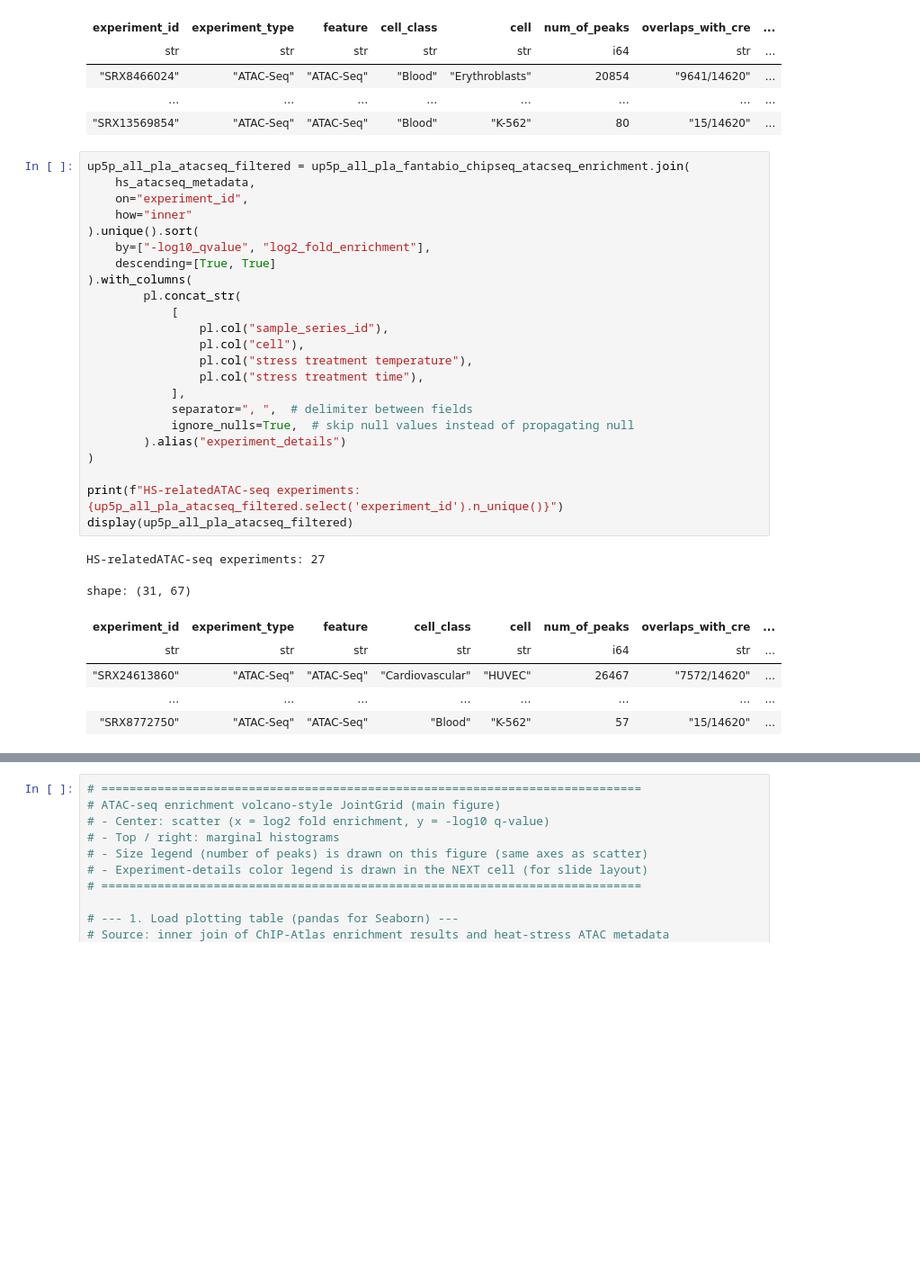
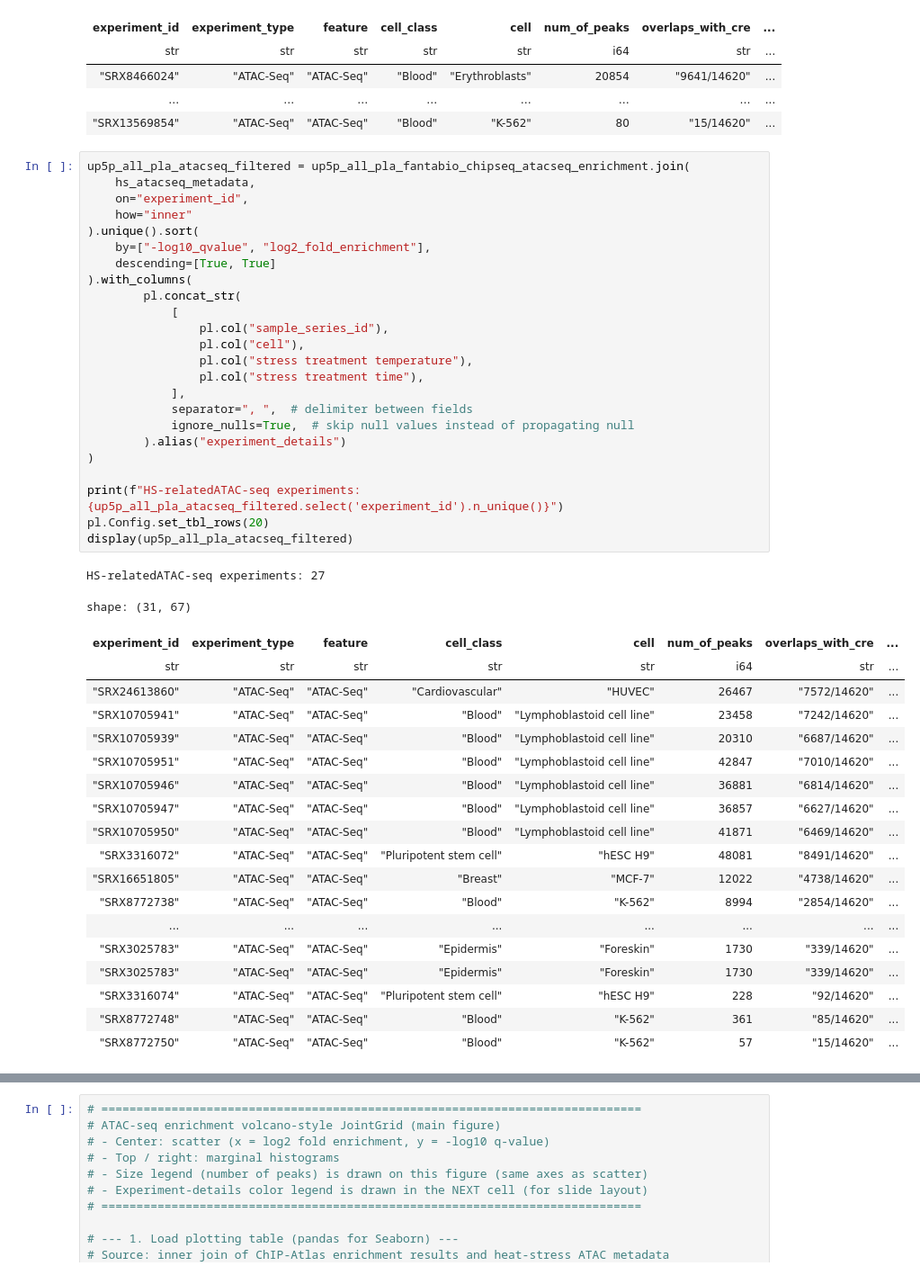
Before and after one commit to yonesora56/HS_human_ncRNA, a Jupyter notebook: notebooks/09_visualization/09_04_up5p_all_cre_pla_chip_atlas_enrichment.ipynb, the cells around one changed output, grey strips where cells are left out. Shown at 90% size. Saved outputs shown, nothing was run; the diff lists cells and outputs as text; blank space fills up the shorter version.

```diff
--- a/notebooks/09_visualization/09_04_up5p_all_cre_pla_chip_atlas_enrichment.ipynb
+++ b/notebooks/09_visualization/09_04_up5p_all_cre_pla_chip_atlas_enrichment.ipynb
@@ -81,31 +81,45 @@ shape: (31_671, 12)
 # %%
 up5p_all_pla_atacseq_filtered = up5p_all_pla_fantabio_chipseq_atacseq_enrichment.join(
     hs_atacseq_metadata,
     on="experiment_id",
     how="inner"
 ).unique().sort(
     by=["-log10_qvalue", "log2_fold_enrichment"],
     descending=[True, True]
 ).with_columns(
         pl.concat_str(
             [
                 pl.col("sample_series_id"),
                 pl.col("cell"),
                 pl.col("stress treatment temperature"),
                 pl.col("stress treatment time"),
             ],
             separator=", ",  # delimiter between fields
             ignore_nulls=True,  # skip null values instead of propagating null
         ).alias("experiment_details")
 )
 
 print(f"HS-relatedATAC-seq experiments: {up5p_all_pla_atacseq_filtered.select('experiment_id').n_unique()}")
+pl.Config.set_tbl_rows(20)
 display(up5p_all_pla_atacseq_filtered)
 # %% [output]
 HS-relatedATAC-seq experiments: 27
 shape: (31, 67)
 | experiment_id | experiment_type | feature | cell_class | cell | num_of_peaks | overlaps_with_cre | ... |
 | str | str | str | str | str | i64 | str | ... |
 | "SRX24613860" | "ATAC-Seq" | "ATAC-Seq" | "Cardiovascular" | "HUVEC" | 26467 | "7572/14620" | ... |
-| … | … | … | … | … | … | … | ... |
+| "SRX10705941" | "ATAC-Seq" | "ATAC-Seq" | "Blood" | "Lymphoblastoid cell line" | 23458 | "7242/14620" | ... |
+| "SRX10705939" | "ATAC-Seq" | "ATAC-Seq" | "Blood" | "Lymphoblastoid cell line" | 20310 | "6687/14620" | ... |
+| "SRX10705951" | "ATAC-Seq" | "ATAC-Seq" | "Blood" | "Lymphoblastoid cell line" | 42847 | "7010/14620" | ... |
+| "SRX10705946" | "ATAC-Seq" | "ATAC-Seq" | "Blood" | "Lymphoblastoid cell line" | 36881 | "6814/14620" | ... |
+| "SRX10705947" | "ATAC-Seq" | "ATAC-Seq" | "Blood" | "Lymphoblastoid cell line" | 36857 | "6627/14620" | ... |
+| "SRX10705950" | "ATAC-Seq" | "ATAC-Seq" | "Blood" | "Lymphoblastoid cell line" | 41871 | "6469/14620" | ... |
+| "SRX3316072" | "ATAC-Seq" | "ATAC-Seq" | "Pluripotent stem cell" | "hESC H9" | 48081 | "8491/14620" | ... |
+| "SRX16651805" | "ATAC-Seq" | "ATAC-Seq" | "Breast" | "MCF-7" | 12022 | "4738/14620" | ... |
+| "SRX8772738" | "ATAC-Seq" | "ATAC-Seq" | "Blood" | "K-562" | 8994 | "2854/14620" | ... |
+| ... | ... | ... | ... | ... | ... | ... | ... |
+| "SRX3025783" | "ATAC-Seq" | "ATAC-Seq" | "Epidermis" | "Foreskin" | 1730 | "339/14620" | ... |
+| "SRX3025783" | "ATAC-Seq" | "ATAC-Seq" | "Epidermis" | "Foreskin" | 1730 | "339/14620" | ... |
+| "SRX3316074" | "ATAC-Seq" | "ATAC-Seq" | "Pluripotent stem cell" | "hESC H9" | 228 | "92/14620" | ... |
+| "SRX8772748" | "ATAC-Seq" | "ATAC-Seq" | "Blood" | "K-562" | 361 | "85/14620" | ... |
 | "SRX8772750" | "ATAC-Seq" | "ATAC-Seq" | "Blood" | "K-562" | 57 | "15/14620" | ... |
```
Also changed, not shown: parts of 3 cells of this notebook, 7 other files.
